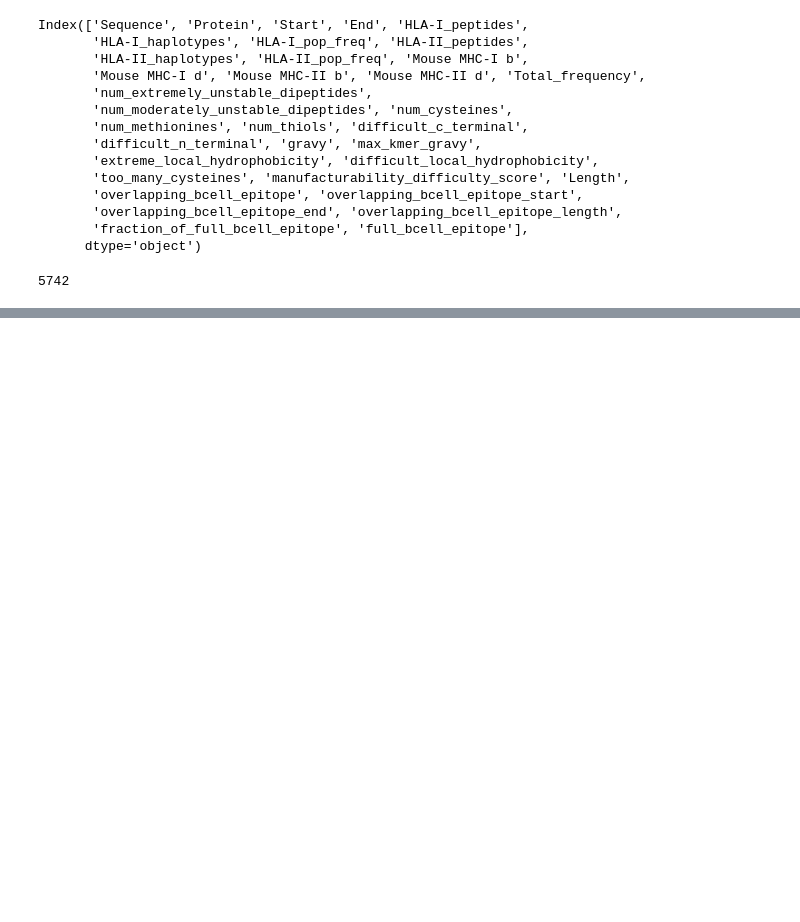
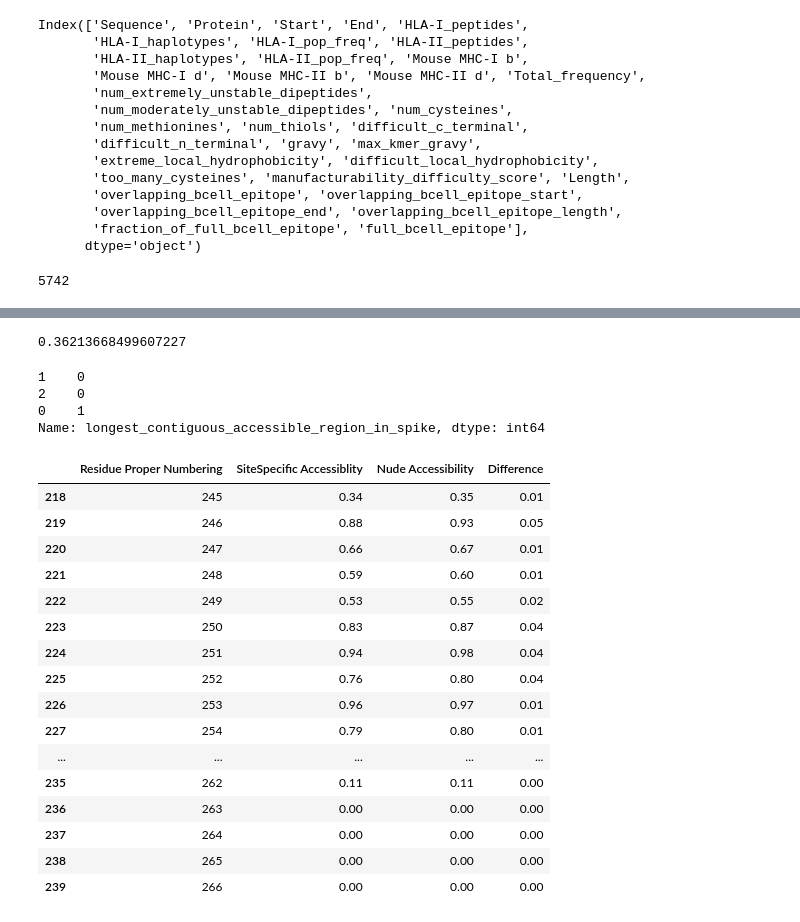
Before and after one commit to pirl-unc/Landscape-and-Selection-of-Vaccine-Epitopes-in-SARS-CoV-2, a Jupyter notebook: vaccine-peptides/Select vaccine peptides.ipynb, the cells around one changed output, grey strips where cells are left out. Saved outputs shown, nothing was run; the diff lists cells and outputs as text; code cells hidden in the pictures; blank space fills up the shorter version.

```diff
--- a/vaccine-peptides/Select vaccine peptides.ipynb
+++ b/vaccine-peptides/Select vaccine peptides.ipynb
@@ -738,0 +902,31 @@ sum([allele_to_frequency[a] for a in c1s])
+# %%
+(df_concat_annot_S.longest_contiguous_accessible_region_in_spike > 3).mean()
+# %% [output]
+0.36213668499607227
+# %%
+df_tcell_vaccine_peptides.longest_contiguous_accessible_region_in_spike
+# %% [output]
+1    0
+2    0
+0    1
+Name: longest_contiguous_accessible_region_in_spike, dtype: int64
+# %%
+df_accessibility.iloc[218:240]
+# %% [output]
+|  | Residue Proper Numbering | SiteSpecific Accessiblity | Nude Accessibility | Difference |
+| 218 | 245 | 0.34 | 0.35 | 0.01 |
+| 219 | 246 | 0.88 | 0.93 | 0.05 |
+| 220 | 247 | 0.66 | 0.67 | 0.01 |
+| 221 | 248 | 0.59 | 0.60 | 0.01 |
+| 222 | 249 | 0.53 | 0.55 | 0.02 |
+| 223 | 250 | 0.83 | 0.87 | 0.04 |
+| 224 | 251 | 0.94 | 0.98 | 0.04 |
+| 225 | 252 | 0.76 | 0.80 | 0.04 |
+| 226 | 253 | 0.96 | 0.97 | 0.01 |
+| 227 | 254 | 0.79 | 0.80 | 0.01 |
+| ... | ... | ... | ... | ... |
+| 235 | 262 | 0.11 | 0.11 | 0.00 |
+| 236 | 263 | 0.00 | 0.00 | 0.00 |
+| 237 | 264 | 0.00 | 0.00 | 0.00 |
+| 238 | 265 | 0.00 | 0.00 | 0.00 |
+| 239 | 266 | 0.00 | 0.00 | 0.00 |
```
Also changed, not shown: parts of 9 cells of this notebook, 43 other files.
